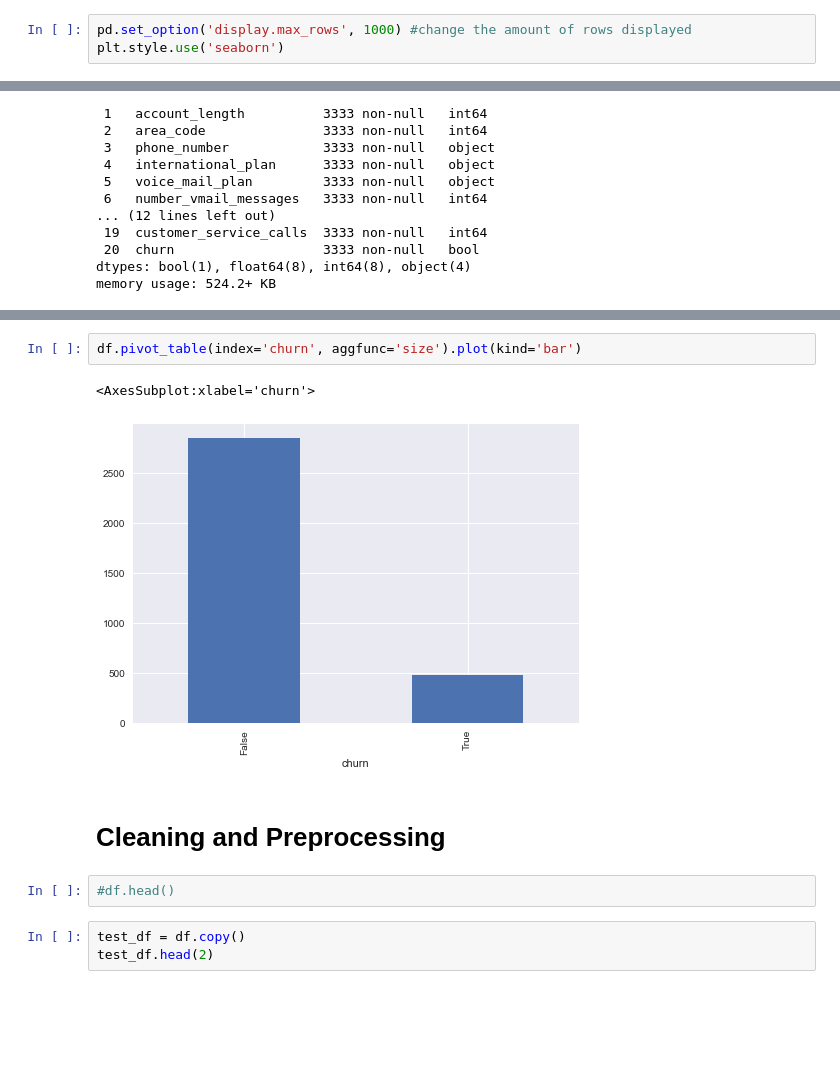
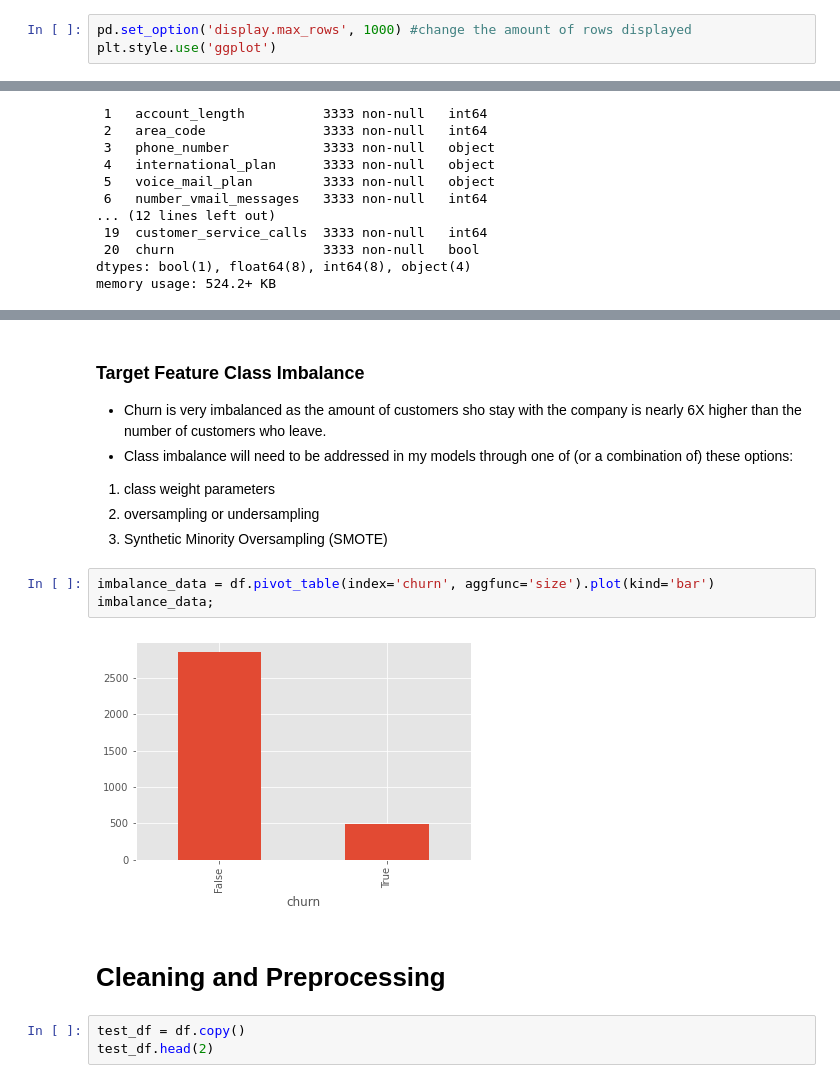
Before and after one commit to jxn628/syriatel-churn-analysis, a Jupyter notebook: student.ipynb, the cells around one changed output, grey strips where cells are left out. Cells and saved outputs as stored; diff of their text form; blank space fills up the shorter version.

```diff
--- a/student.ipynb
+++ b/student.ipynb
@@ -25,7 +57,7 @@ import warnings
 warnings.simplefilter(action='ignore', category=FutureWarning)
 # %%
 pd.set_option('display.max_rows', 1000) #change the amount of rows displayed
-plt.style.use('seaborn')
+plt.style.use('ggplot')
 # %%
 df = pd.read_csv('bigml_59c28831336c6604c800002a.csv')
 df.head()
@@ -116,12 +146,17 @@ churned_df_base.sort_values('total_day_minutes', ascending=False)
+# %% [markdown]
+### Target Feature Class Imbalance
+- Churn is very imbalanced as the amount of customers sho stay with the company is nearly 6X higher than the number of customers who leave.
+- Class imbalance will need to be addressed in my models through one of (or a combination of) these options:
+1. class weight parameters
+2. oversampling or undersampling
+3. Synthetic Minority Oversampling (SMOTE)
 # %%
-df.pivot_table(index='churn', aggfunc='size').plot(kind='bar')
+imbalance_data = df.pivot_table(index='churn', aggfunc='size').plot(kind='bar')
+imbalance_data;
 # %% [output]
-<AxesSubplot:xlabel='churn'>
-[figure, old version]
+[figure, new version]
 # %% [markdown]
 # Cleaning and Preprocessing
-# %%
-#df.head()
 # %%
 test_df = df.copy()
 test_df.head(2)
```
Also changed, not shown: parts of 195 cells of this notebook.
